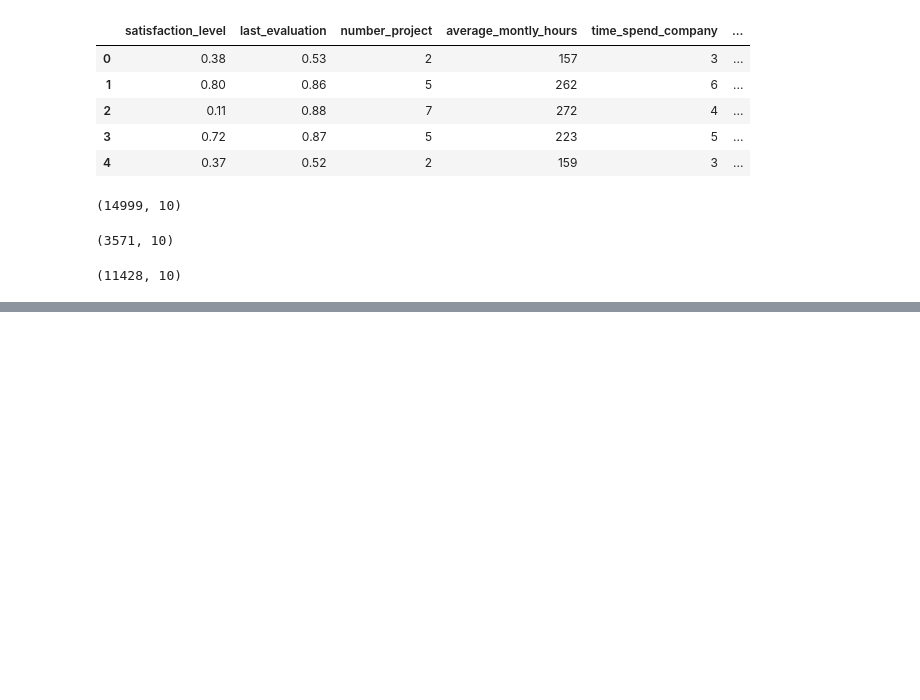
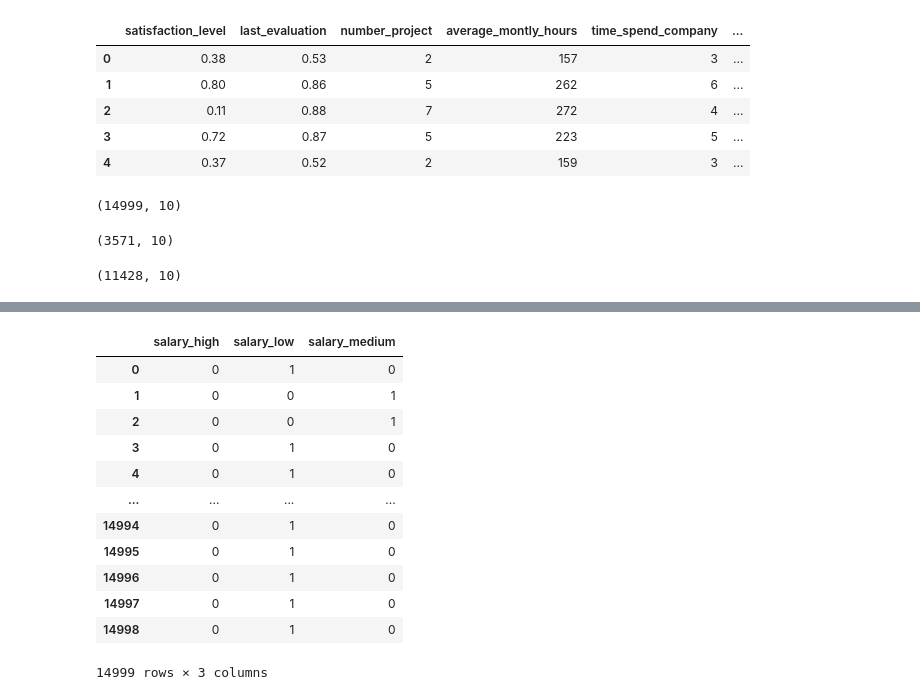
Before and after one commit to jainkhushi22/Tiny-ML-labs, a Jupyter notebook: logistic_regression/HR_analyse.ipynb, the cells around one changed output, grey strips where cells are left out. Drawn from its saved outputs; the diff is of its cells as text; code cells hidden in the pictures; blank space fills up the shorter version.

```diff
--- a/logistic_regression/HR_analyse.ipynb
+++ b/logistic_regression/HR_analyse.ipynb
@@ -43,0 +61,17 @@ plt.show()
+# %%
+salary_dummies=pd.get_dummies(subdf.salary,prefix='salary').astype(int)
+salary_dummies
+# %% [output]
+|  | salary_high | salary_low | salary_medium |
+| 0 | 0 | 1 | 0 |
+| 1 | 0 | 0 | 1 |
+| 2 | 0 | 0 | 1 |
+| 3 | 0 | 1 | 0 |
+| 4 | 0 | 1 | 0 |
+| ... | ... | ... | ... |
+| 14994 | 0 | 1 | 0 |
+| 14995 | 0 | 1 | 0 |
+| 14996 | 0 | 1 | 0 |
+| 14997 | 0 | 1 | 0 |
+| 14998 | 0 | 1 | 0 |
+14999 rows × 3 columns
```
Also changed, not shown: parts of 17 cells of this notebook.
